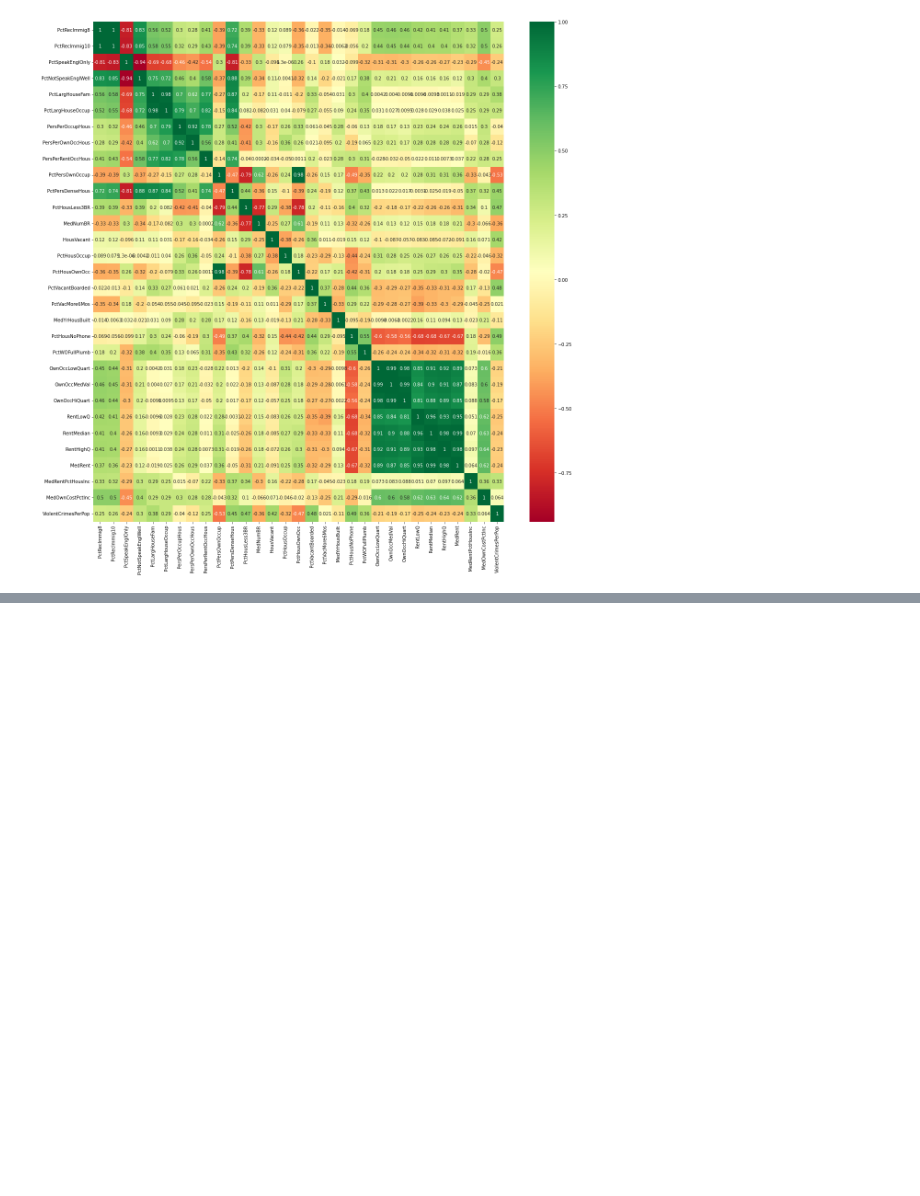
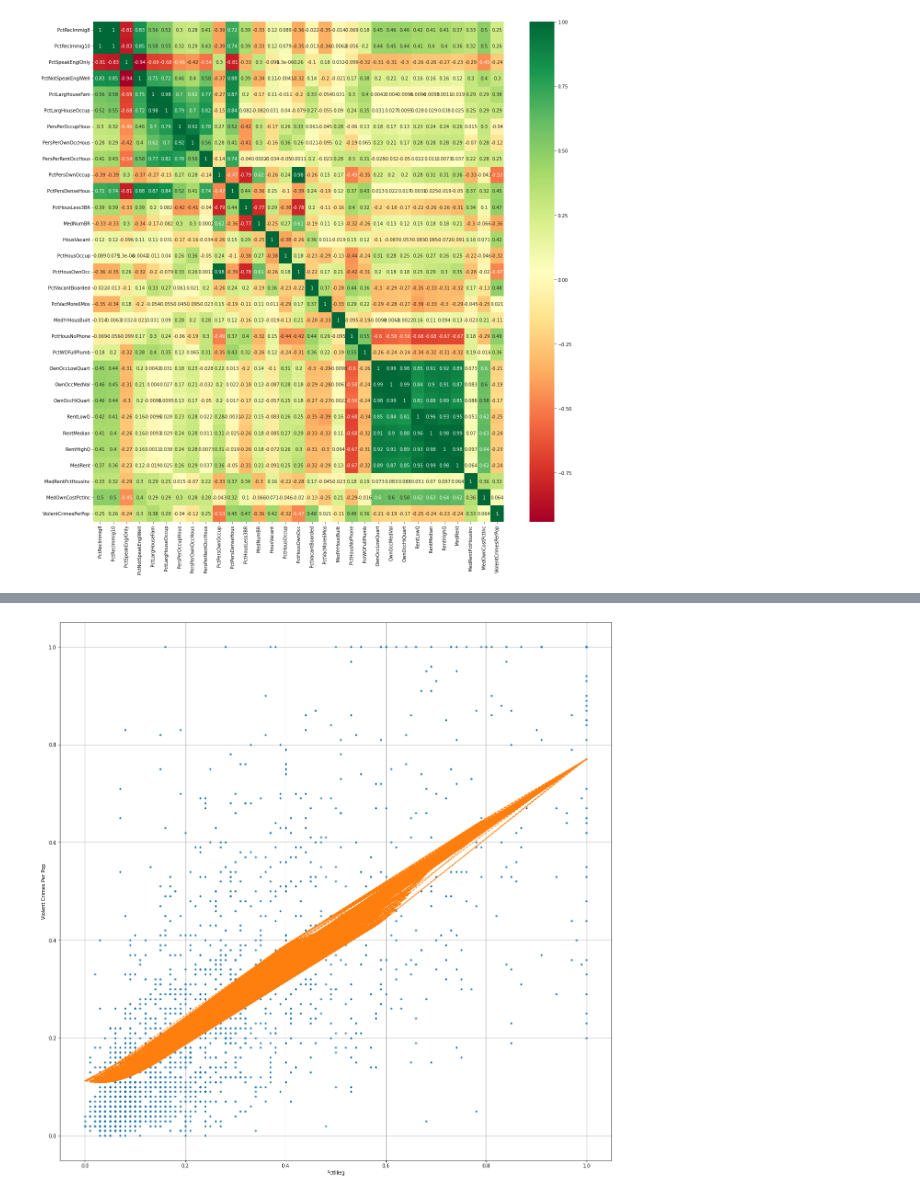
Before and after one commit to IshaanBose2147116/ml-lab, a Jupyter notebook: Practical8.ipynb, the cells around one changed output, grey strips where cells are left out. Cells and saved outputs as stored; diff of their text form; code cells hidden in the pictures; blank space fills up the shorter version.

```diff
--- a/Practical8.ipynb
+++ b/Practical8.ipynb
@@ -293,0 +263,10 @@ mean_squared_error(y, y_fit)
+# %%
+plt.rcParams["figure.figsize"] = (20,20)
+plt.plot(cdf_x, cdf_y, '.')
+plt.plot(cdf_x, svr_model.predict(cdf_x), '--')
+plt.xlabel('PctIlleg')
+plt.ylabel('Violent Crimes Per Pop')
+plt.grid(True)
+plt.show()
+# %% [output]
+[figure, added]
```
Also changed, not shown: parts of 12 cells of this notebook.
